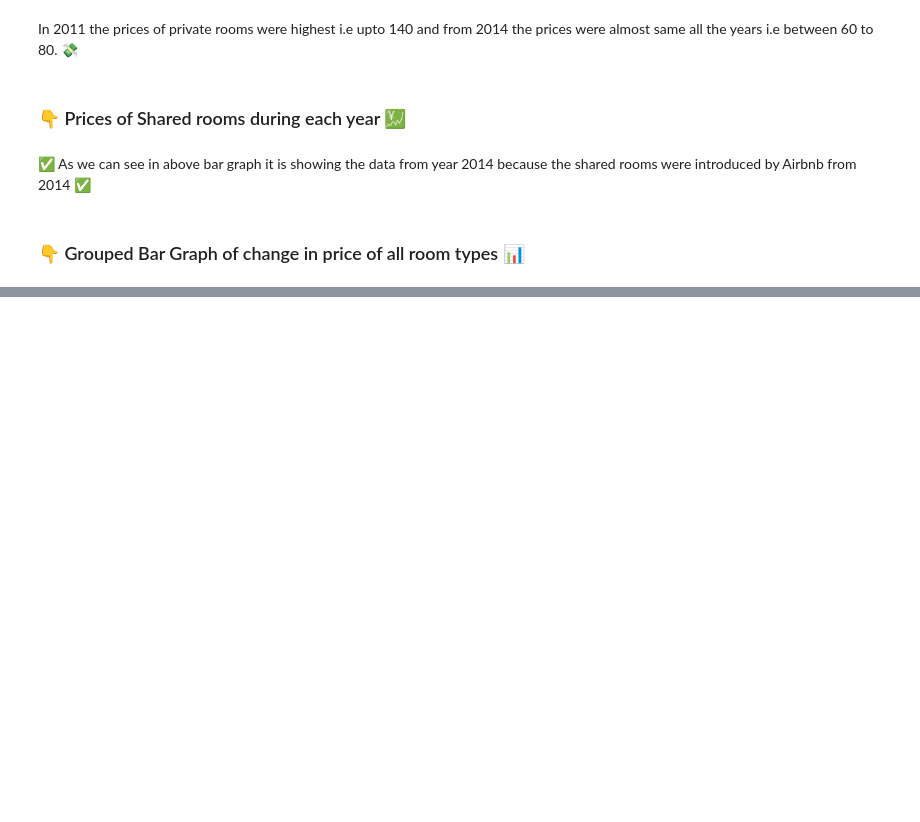
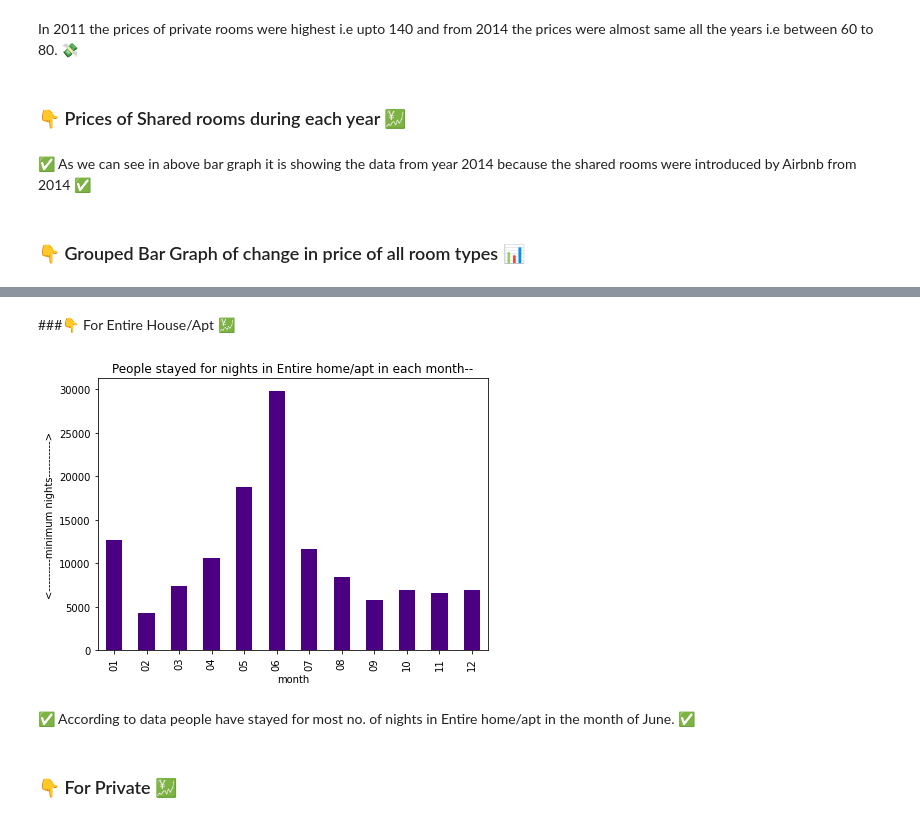
Before and after one commit to DevOps-With-Mantresh/EDA-Airbnb, a Jupyter notebook: EDA_of_Airbnb.ipynb, the cells around one changed output, grey strips where cells are left out. Saved outputs shown, nothing was run; the diff lists cells and outputs as text; code cells hidden in the pictures; blank space fills up the shorter version.

```diff
--- a/EDA_of_Airbnb.ipynb
+++ b/EDA_of_Airbnb.ipynb
@@ -707,0 +710,10 @@ plt.show()
+# %%
+#first of all we will make a function ,so we could extract only months from coulmn last_review whose dtype is datetime
+def tomonth(x):
+  x=datetime.strftime(x,'%Y-%m-%d')
+  return x[5:7]
+
+#[5:7] grabs MM of (YYYY-MM-DD)
+# %%
+#adding a new column od month to dataframe
+bnb_df['month'] = bnb_df['last_review'].apply(lambda x:tomonth(x))
@@ -707,0 +729,15 @@ plt.show()
+# %% [markdown]
+###👇 For Entire House/Apt 💹
+# %%
+entire = bnb_df[bnb_df['room_type']=="Entire home/apt"]
+entire.groupby('month')['minimum_nights'].sum().plot.bar(color='indigo')
+plt.title('People stayed for nights in Entire home/apt in each month--')
+plt.ylabel('<---------minimum nights---------->')
+
+plt.show()
+# %% [output]
+[figure, added]
+# %% [markdown]
+✅ According to data people have stayed for most no. of nights in Entire home/apt in the month of June. ✅
+# %% [markdown]
+### 👇 For Private 💹
```
Also changed, not shown: parts of 36 cells of this notebook.
